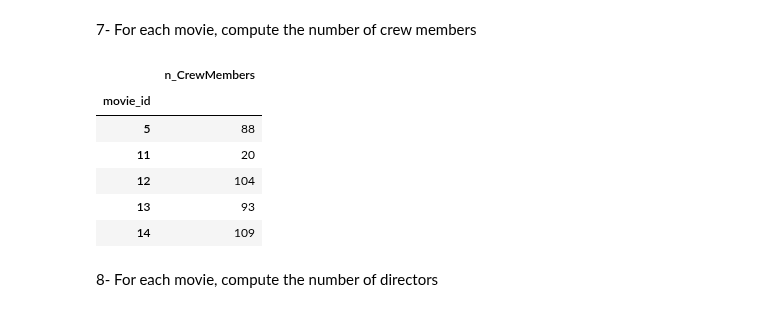
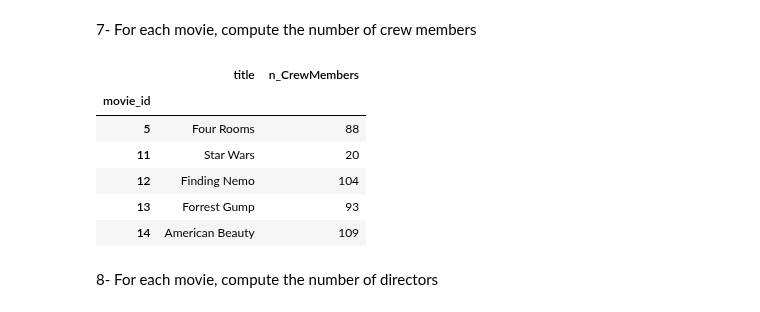
Before and after one commit to silviasantamaria/computerscience, a Jupyter notebook: NUOVO_PROJECT.ipynb, the cells around one changed output. Drawn from its saved outputs; the diff is of its cells as text; code cells hidden in the pictures.

```diff
--- a/NUOVO_PROJECT.ipynb
+++ b/NUOVO_PROJECT.ipynb
@@ -376,17 +376,20 @@ movies[['id','title','gross_margin']].set_index('id').head()
 | 49529 | John Carter | 24139100 |
 # %% [markdown]
 7- For each movie, compute the number of crew members
-# %%
-members=crew[['movie_id','id']].groupby('movie_id').count()
-members.rename(index=str, columns={"id" : "n_CrewMembers"}).head()
-# %% [output]
-|  | n_CrewMembers |
-| movie_id |  |
-| 5 | 88 |
-| 11 | 20 |
-| 12 | 104 |
-| 13 | 93 |
-| 14 | 109 |
+# %%
+members = crew[['movie_id','id']].groupby('movie_id').count() #si calcolano i membri per ciascun film
+#per una miglior visualizzazione dei risultati si aggiunge la colonna 'title' e si rinomina la var id_x
+members = pd.merge(members.reset_index(), movies[['id', 'title']], left_on='movie_id', right_on='id')
+members = members.rename(index=str, columns={"id_x" : "n_CrewMembers"})
+members[['movie_id', 'title', 'n_CrewMembers']].set_index('movie_id').head()
+# %% [output]
+|  | title | n_CrewMembers |
+| movie_id |  |  |
+| 5 | Four Rooms | 88 |
+| 11 | Star Wars | 20 |
+| 12 | Finding Nemo | 104 |
+| 13 | Forrest Gump | 93 |
+| 14 | American Beauty | 109 |
 # %% [markdown]
 8- For each movie, compute the number of directors
 # %%
```
Also changed, not shown: parts of 1 cell of this notebook.
